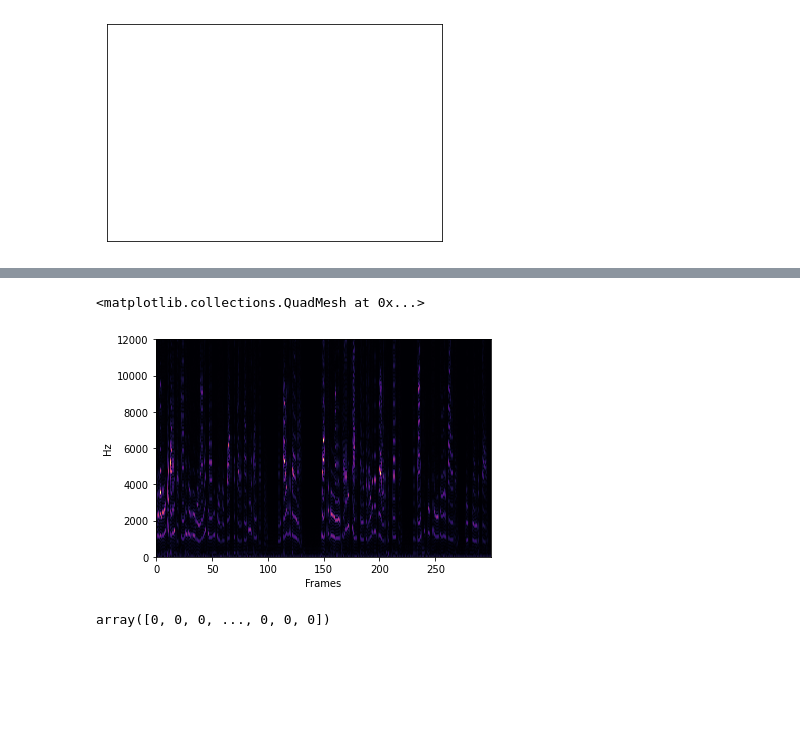
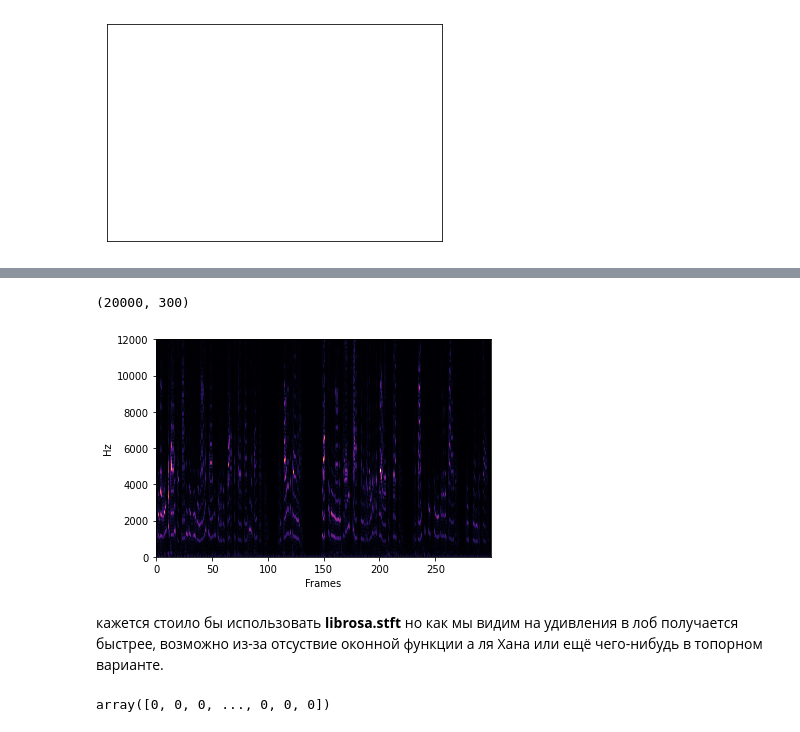
Before and after one commit to aupuzikov/huawei, a Jupyter notebook: main.ipynb, the cells around one changed output, grey strips where cells are left out. Drawn from its saved outputs; the diff is of its cells as text; code cells hidden in the pictures; blank space fills up the shorter version.

Commit message:
checking librosa.stft

```diff
--- a/main.ipynb
+++ b/main.ipynb
@@ -186,3 +187,17 @@ def make_spectr(numpy_signal: np.array,
     # print(rfft_signal.shape, rfft_signal)
     spectr = rfft_signals[:, :, :top_n_freq]
     return spectr.transpose(0, 2, 1)
+# %%
+# делаем спектр из семпла с окнами в кол-ве windows_count без перекрытия
+# и с определённым максимальным кол-вом бинов частот top_n_freq
+def make_spectr_v2(numpy_signal: np.array,
+                signal_rate: int,
+                windows_count=1000,
+                window_type='boxcar',
+                top_n_freq=4000) -> np.array:
+    n_samples = len(numpy_signal[0])
+    return librosa.stft(numpy_signal[0],
+                                      hop_length=int(n_samples/windows_count) ,
+                                      window=window_type,
+                                      n_fft=n_samples,
+                                      win_length=int(n_samples/windows_count) )[:top_n_freq,:windows_count]
@@ -189,4 +213,6 @@ def make_spectr(numpy_signal: np.array,
 # %%
-spectr = make_spectr(l_tts_train[1][0].numpy(), l_tts_train[1][1], windows_count=300, top_n_freq=20000)
+%%time
+spectr = make_spectr_v2(l_tts_train[1][0].numpy(), l_tts_train[1][1], windows_count=300, top_n_freq=20000)
+ld.specshow(np.abs(spectr), y_axis='fft',x_axis='frames', sr=l_tts_train[1][1])
 spectr.shape
 # %% [output]
@@ -194,8 +220,7 @@ spectr.shape
+(20000, 300)
+[figure, added]
-# %%
-ld.specshow(np.abs(spectr.reshape(spectr.shape[:2])).transpose(), y_axis='fft',x_axis='frames', sr=l_tts_train[1][1])
-# %% [output]
-<matplotlib.collections.QuadMesh at 0x...>
-[figure, removed]
+# %% [markdown]
+кажется стоило бы использовать **librosa.stft** но как мы видим на удивления в лоб получается быстрее, возможно из-за отсуствие оконной функции а ля Хана или ещё чего-нибудь в топорном варианте.
 # %%
 WINDOWS_COUNT = 300 # количество окон, на которые разбивается семлп
 TOP_N_FREQ = 1000 # только первые 1000 бинов частот из fft преобразования
```
Also changed, not shown: parts of 4 cells of this notebook.
